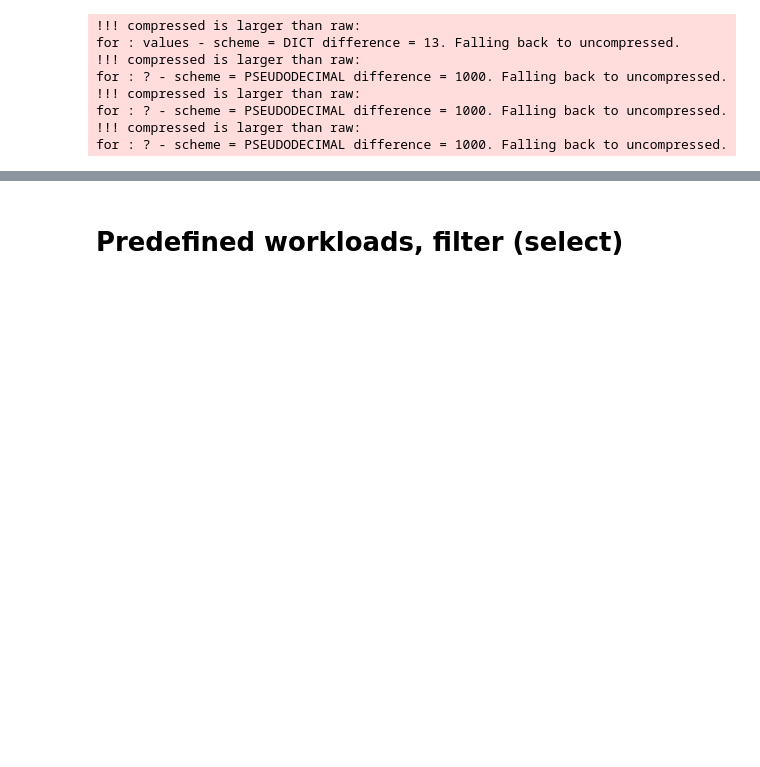
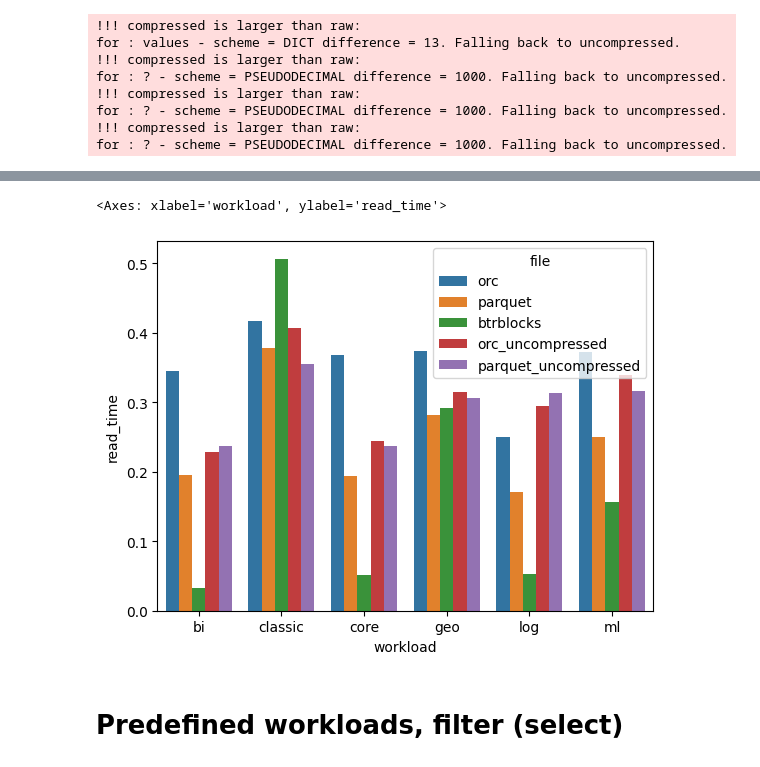
Before and after one commit to AveryQi115/OpenFormat, a Jupyter notebook: python/general/general_v2.ipynb, the cells around one changed output, grey strips where cells are left out. Cells and saved outputs as stored; diff of their text form; code cells hidden in the pictures; blank space fills up the shorter version.

```diff
--- a/python/general/general_v2.ipynb
+++ b/python/general/general_v2.ipynb
@@ -334,3 +447,8 @@ IndexError: list index out of range
+# %%
+sns.barplot(data = data, x='workload', y='read_time', hue='file')
+# %% [output]
+<Axes: xlabel='workload', ylabel='read_time'>
+[figure, added]
 # %% [markdown]
 # Predefined workloads, filter (select)
 # %%
```
Also changed, not shown: parts of 17 cells of this notebook, 5 other files.
